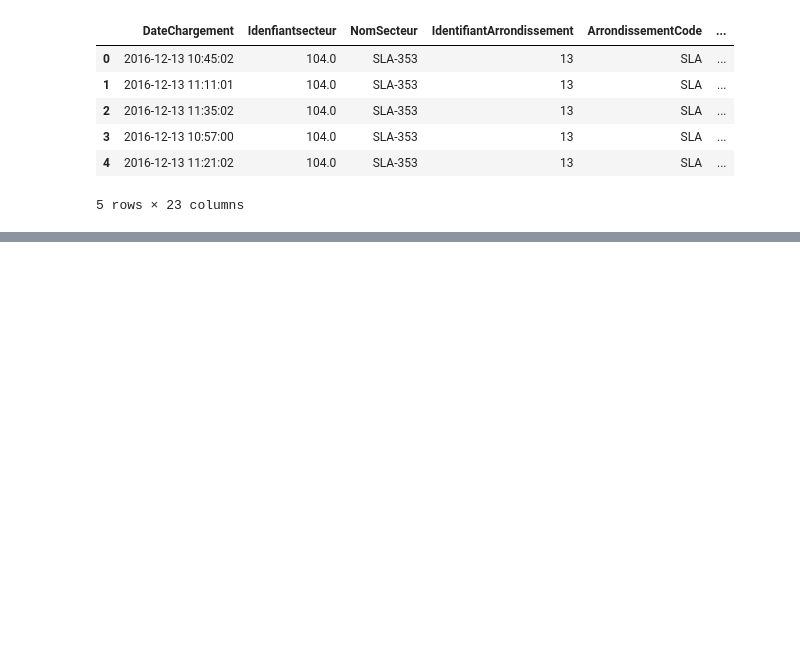
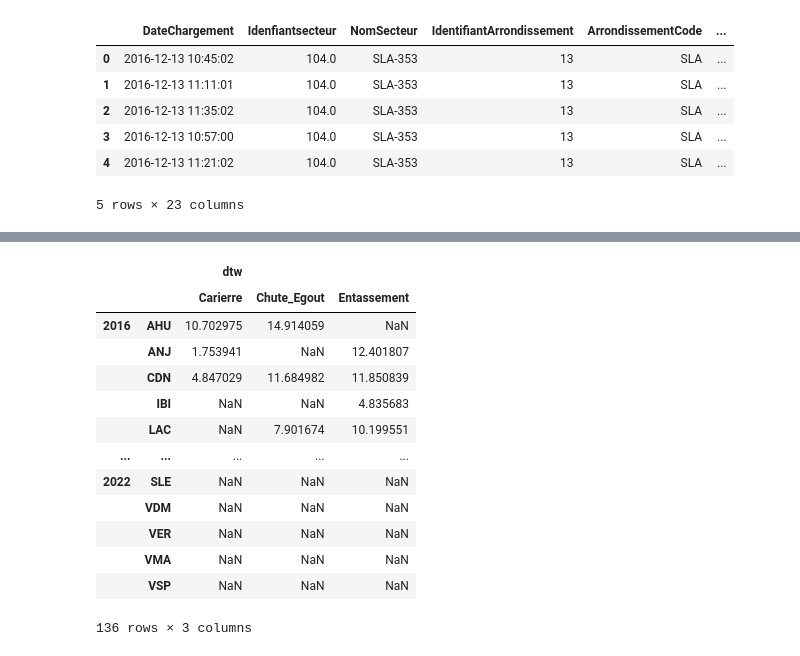
Before and after one commit to cimadure/ind6212, a Jupyter notebook: notebooks/weekly_snowfall_v2.ipynb, the cells around one changed output, grey strips where cells are left out. Drawn from its saved outputs; the diff is of its cells as text; code cells hidden in the pictures; blank space fills up the shorter version.

```diff
--- a/notebooks/weekly_snowfall_v2.ipynb
+++ b/notebooks/weekly_snowfall_v2.ipynb
@@ -635,3 +626,13 @@ sel.head()
 | 3 | 2016-12-13 10:57:00 | 104.0 | SLA-353 | 13 | SLA | ... |
 | 4 | 2016-12-13 11:21:02 | 104.0 | SLA-353 | 13 | SLA | ... |
 5 rows × 23 columns
+# %%
+df_time2 = functions.datetime_attributes(data_weather,column='date')
+dw2 = pd.concat([data_weather, df_time2.loc[:, df_time2.columns != 'year'] ],axis=1)
+# %%
+df3 = sel.merge(dw2, on=['year', 'dayofyear'], how='left', suffixes=(None,'_weather'))
+print(sel.shape, dw2.shape, df3.shape)
+df3.head().T
+
+#joblib.dump(df3.head(100),Path('..','data','generated','used_data_100.joblib'))
+df3.head(100).to_csv(Path('..','data','generated','used_data_100.csv'), sep=';')
@@ -638,6 +641,9 @@ sel.head()
 # %%
-#sel2 = sel.sort_values(ascending=False)
-gp = sel.groupby(by=['year', 'dayofyear', 'ArrondissementCode', 'TypeDepot'], sort=True).agg({what:'sum'})
+gp = df3.groupby(by=['year','ArrondissementCode', 'TypeDepot'], sort=True) #.agg({what:'sum'})
+
+display(gp)
+gp_k = gp.groups.keys()
+#k = (2016, 'AHU', 'Carierre')
+#g = gp.get_group(k)
 #gp.sort_index(key=lambda x: x.str.lower())
-display(gp)
 # %% [output]
@@ -657,0 +656,21 @@ display(gp)
+# %%
+dtwr = pd.DataFrame(index=gp_k)
+for key, values in tqdm(gp):
+    #print(key)
+    try:
+        so = values.sort_values(by='DateDechargement')
+        xx = so[['volume','w_snow']]
+
+        #x =  to_time_series_dataset()
+        #print(x.shape)
+        sc = TimeSeriesScalerMinMax()
+        xy = sc.fit_transform( to_time_series_dataset(xx.values.T))
+        #print(xy.shape)
+        x = xy[0,:,:]
+        y = xy[1,:,:]
+        #y = sc2.fit_transform( to_time_series_dataset(so['w_snow'].to_numpy().reshape(-1, 1)) )
+        r = dtw(x, y)
+        #print(r)
+        dtwr.loc[key,'dtw'] = r
+    except:
+        pass
@@ -657,0 +681,18 @@ display(gp)
+# %%
+dtw2 = dtwr.unstack(level=2)
+dtw2
+# %% [output]
+|  |  | dtw |  |  |
+|  |  | Carierre | Chute_Egout | Entassement |
+| 2016 | AHU | 10.702975 | 14.914059 | NaN |
+|  | ANJ | 1.753941 | NaN | 12.401807 |
+|  | CDN | 4.847029 | 11.684982 | 11.850839 |
+|  | IBI | NaN | NaN | 4.835683 |
+|  | LAC | NaN | 7.901674 | 10.199551 |
+| ... | ... | ... | ... | ... |
+| 2022 | SLE | NaN | NaN | NaN |
+|  | VDM | NaN | NaN | NaN |
+|  | VER | NaN | NaN | NaN |
+|  | VMA | NaN | NaN | NaN |
+|  | VSP | NaN | NaN | NaN |
+136 rows × 3 columns
```
Also changed, not shown: parts of 11 cells of this notebook.
